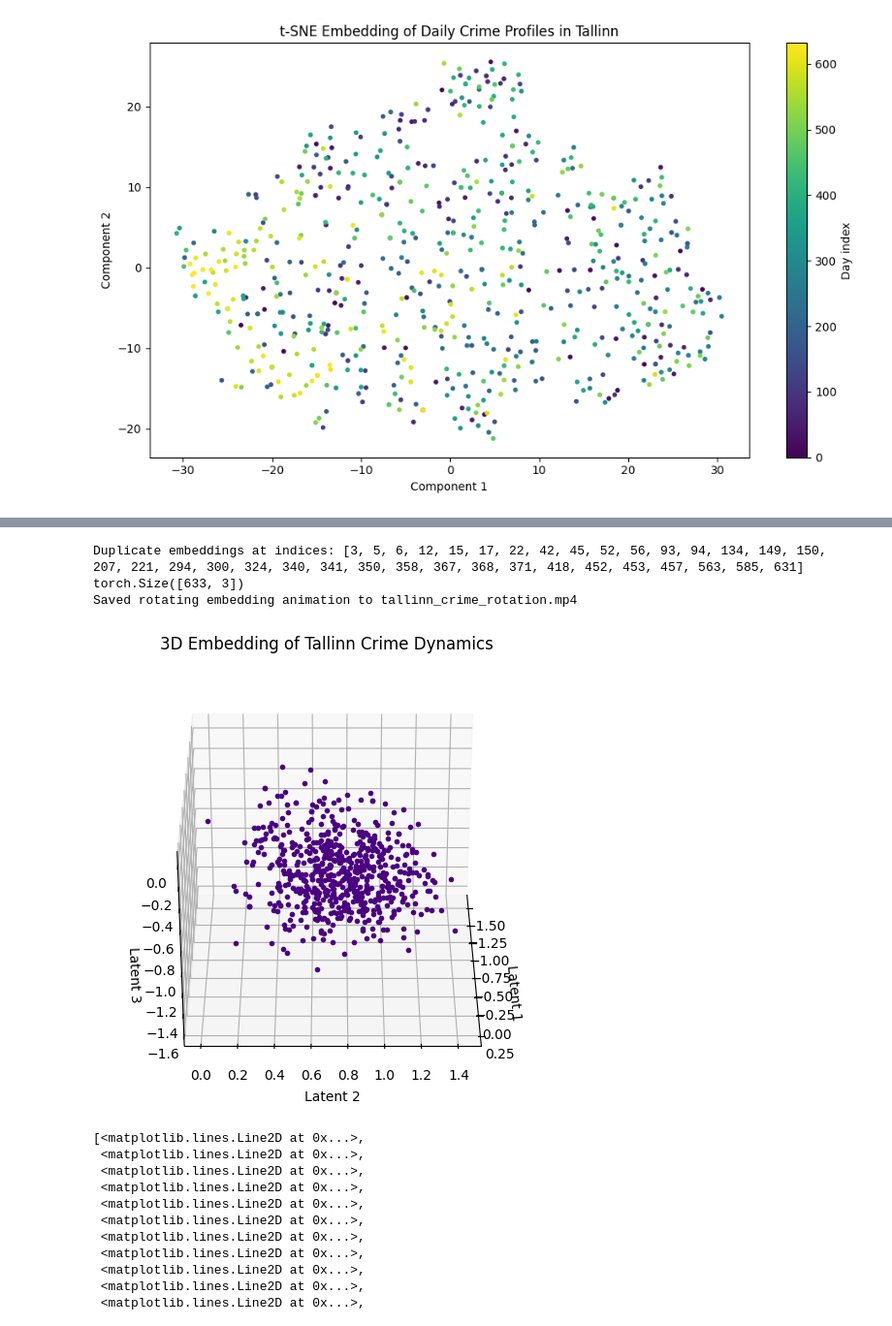
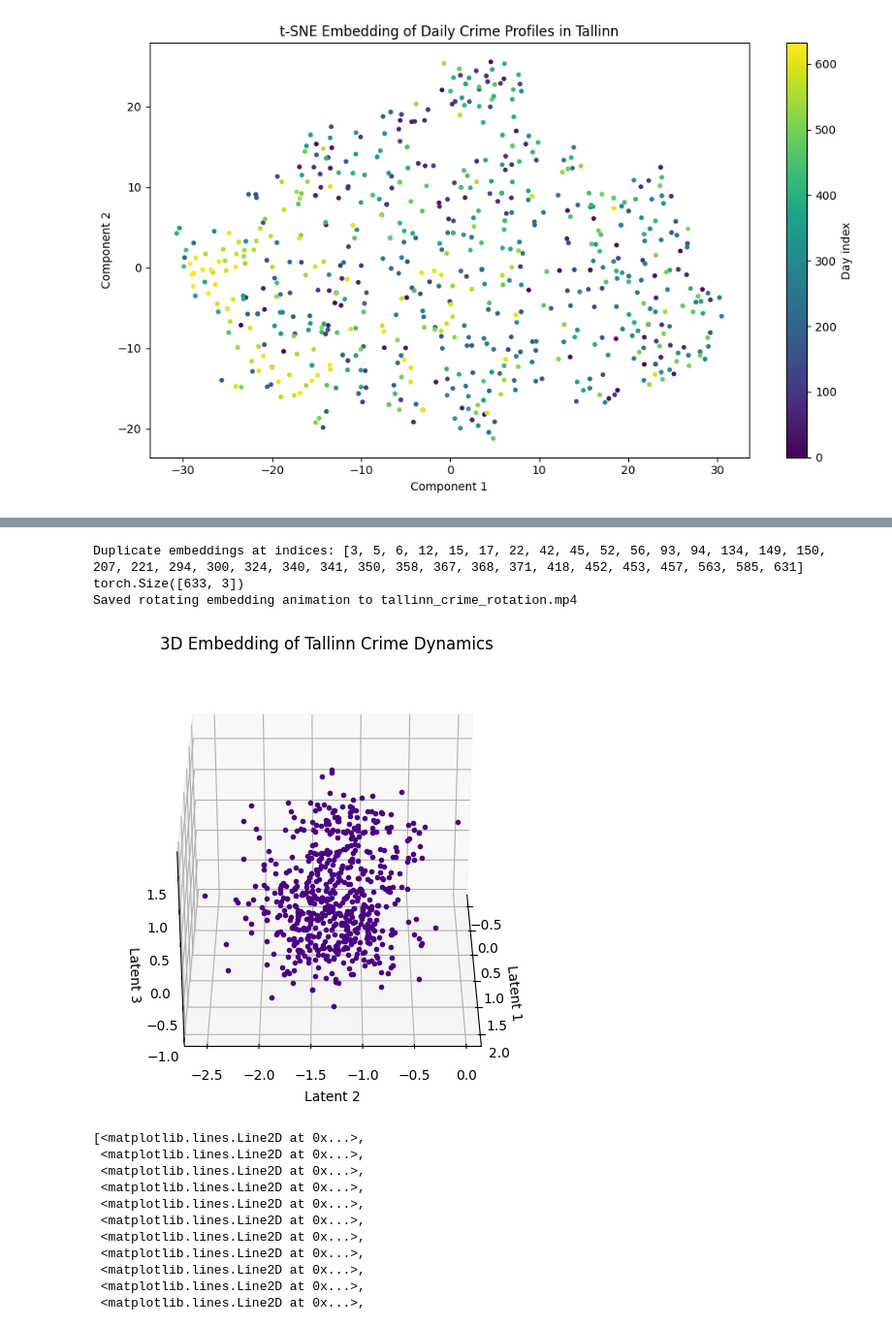
Before and after one commit to mariakesa/CrimeStats, a Jupyter notebook: FlowerEmbedding/tsne.ipynb, the cells around one changed output, grey strips where cells are left out. Shown: that part at 97% size. Cells and saved outputs as stored; diff of their text form; code cells hidden in the pictures.

```diff
--- a/FlowerEmbedding/tsne.ipynb
+++ b/FlowerEmbedding/tsne.ipynb
@@ -96,23 +96,23 @@ Learnable frequency SIREN model saved to crime_siren_multi.pt
 # %%
 from lib import animate_embedding_3d_learnable_siren
 
 animate_embedding_3d_learnable_siren(
     data=daily_matrix.values,
     encoder_path="crime_siren_multi.pt",
     input_dim=27,
     hidden_dim=32,
     output_dim=3,
     num_layers=3,
-    num_frequencies=3,
+    num_frequencies=8,
     omega_init_range=(1.0, 60.0),
     title="3D Embedding of Tallinn Crime Dynamics",
     save_path="tallinn_crime_rotation.mp4"
 )
 # %% [output]
 Duplicate embeddings at indices: [3, 5, 6, 12, 15, 17, 22, 42, 45, 52, 56, 93, 94, 134, 149, 150, 207, 221, 294, 300, 324, 340, 341, 350, 358, 367, 368, 371, 418, 452, 453, 457, 563, 585, 631]
 torch.Size([633, 3])
 Saved rotating embedding animation to tallinn_crime_rotation.mp4
-[figure, old version]
+[figure, new version]
 # %%
 import matplotlib.pyplot as plt
 
```
Also changed, not shown: parts of 1 cell of this notebook, 6 other files.
